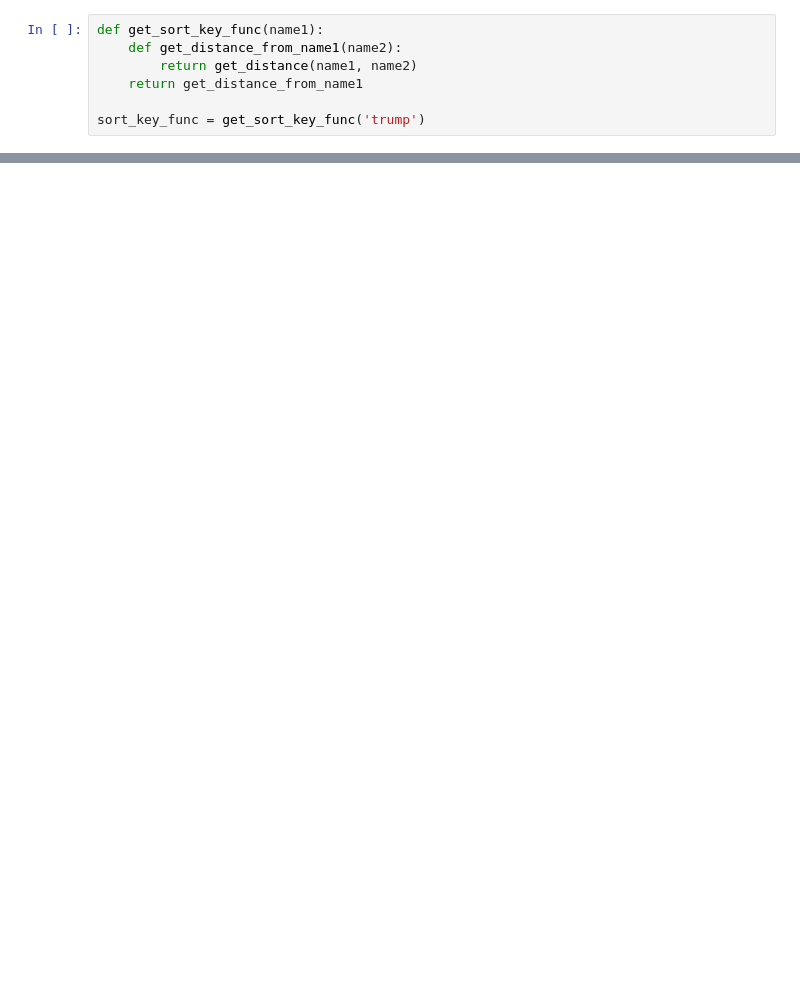
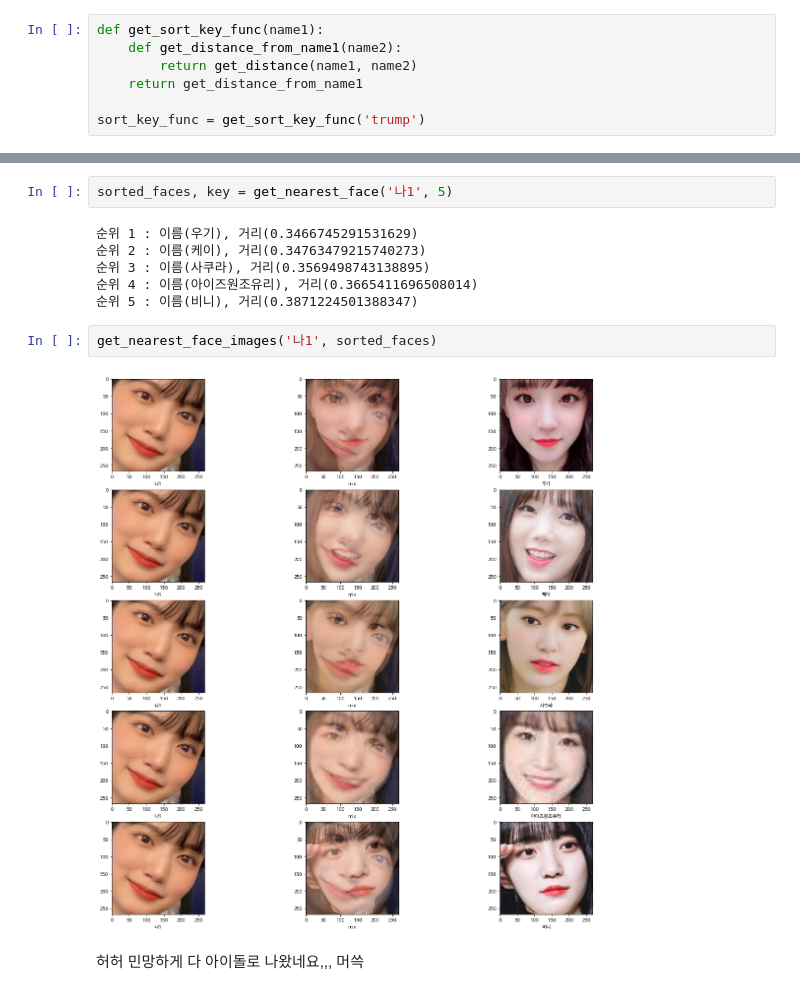
Before and after one commit to mkkim007/AIFFEL, a Jupyter notebook: [E_05]FaceNet.ipynb, the cells around one changed output, grey strips where cells are left out. Saved outputs shown, nothing was run; the diff lists cells and outputs as text; blank space fills up the shorter version.

```diff
--- a/[E_05]FaceNet.ipynb
+++ b/[E_05]FaceNet.ipynb
@@ -241,0 +298,14 @@ get_nearest_face('증명사진')
+# %%
+sorted_faces, key = get_nearest_face('나1', 5)
+# %% [output]
+순위 1 : 이름(우기), 거리(0.3466745291531629)
+순위 2 : 이름(케이), 거리(0.34763479215740273)
+순위 3 : 이름(사쿠라), 거리(0.3569498743138895)
+순위 4 : 이름(아이즈원조유리), 거리(0.3665411696508014)
+순위 5 : 이름(비니), 거리(0.3871224501388347)
+# %%
+get_nearest_face_images('나1', sorted_faces)
+# %% [output]
+[figure, added]
+# %% [markdown]
+허허 민망하게 다 아이돌로 나왔네요,,, 머쓱
```
Also changed, not shown: parts of 26 cells of this notebook.
